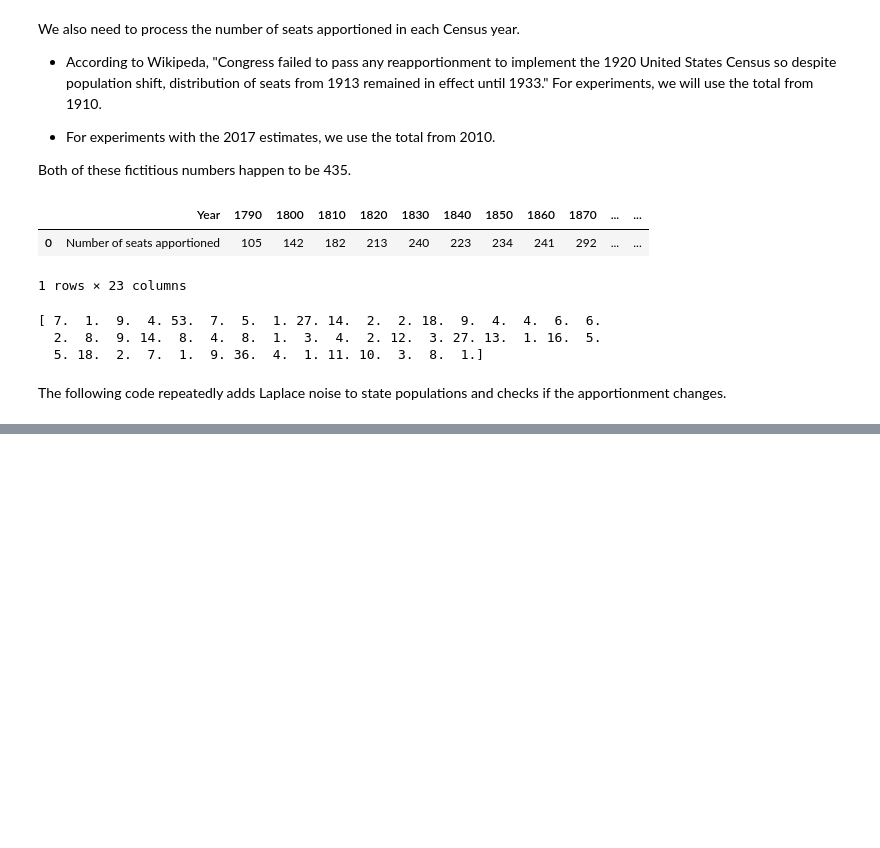
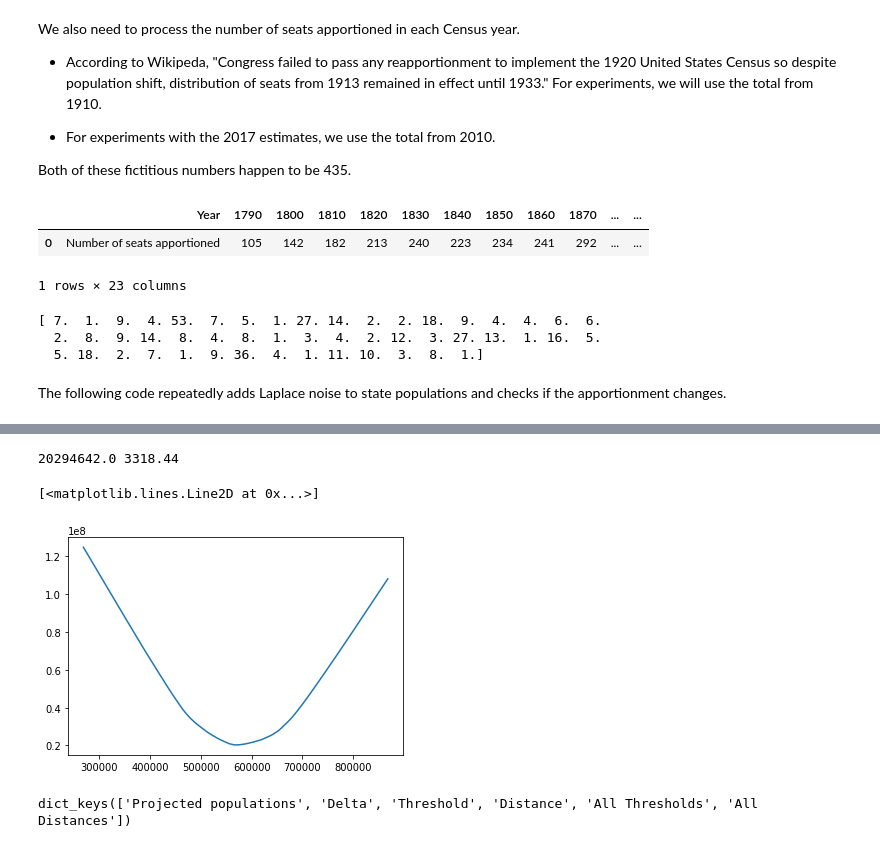
Before and after one commit to adamdavisonsmith/huntington-hill-dp, a Jupyter notebook: experiments-w-huntington-hill.ipynb, the cells around one changed output, grey strips where cells are left out. Drawn from its saved outputs; the diff is of its cells as text; code cells hidden in the pictures; blank space fills up the shorter version.

```diff
--- a/experiments-w-huntington-hill.ipynb
+++ b/experiments-w-huntington-hill.ipynb
@@ -316,0 +194,14 @@ Each row lists: year, number of seats, number of trials (out of 100) that yielde
+# %%
+output = hh.huntington_hill_projection(us_pops['1990'].values, representatives2010)
+print( output['Distance'], np.average(output['Delta']))
+thresholds = output['All Thresholds']
+distances = output['All Distances']
+plt.plot(thresholds, distances)
+# %% [output]
+20294642.0 3318.44
+[<matplotlib.lines.Line2D at 0x...>]
+[figure, added]
+# %%
+output.keys()
+# %% [output]
+dict_keys(['Projected populations', 'Delta', 'Threshold', 'Distance', 'All Thresholds', 'All Distances'])
```
Also changed, not shown: parts of 12 cells of this notebook, 1 other file.
